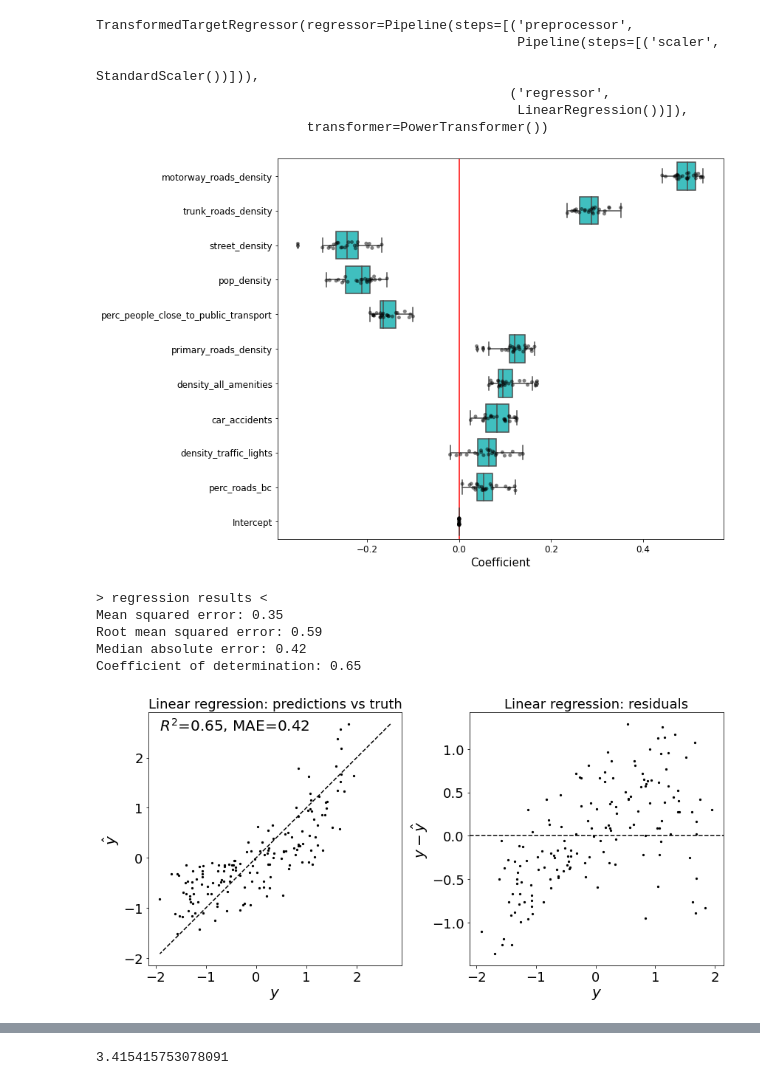
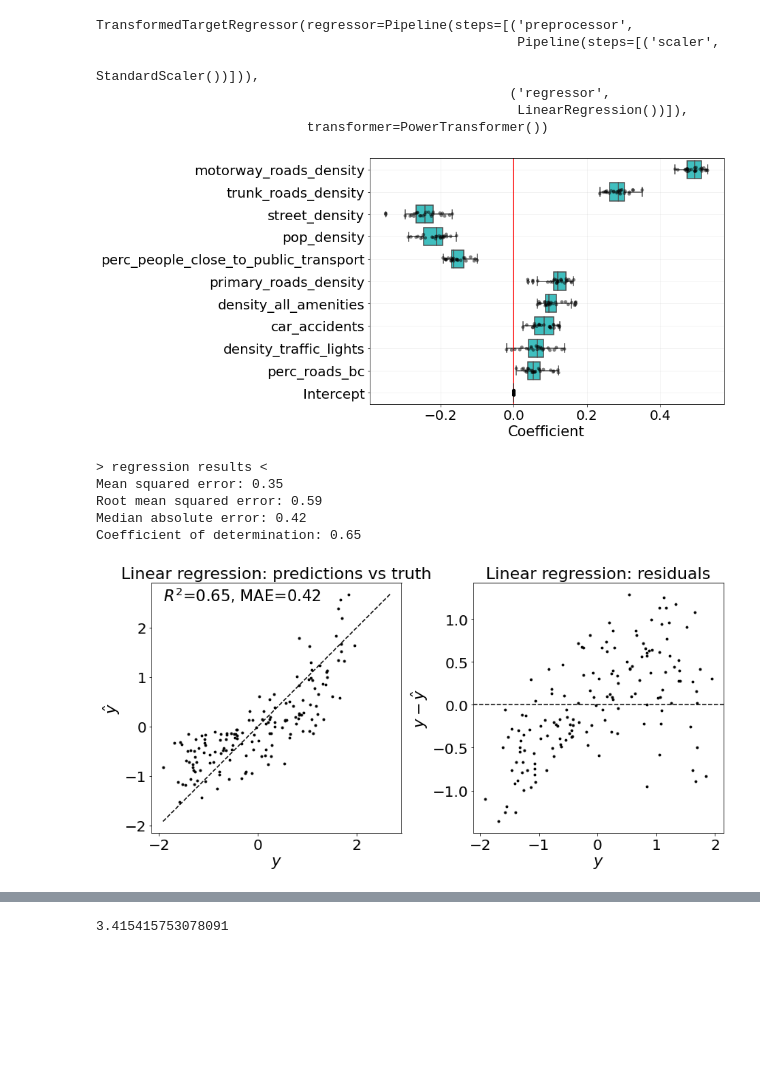
Before and after one commit to matteoboh/urbem, a Jupyter notebook: notebooks/0.9-non_spatial_regression_sklearn.ipynb, the cells around one changed output, grey strips where cells are left out. Saved outputs shown, nothing was run; the diff lists cells and outputs as text; code cells hidden in the pictures; blank space fills up the shorter version.

```diff
--- a/notebooks/0.9-non_spatial_regression_sklearn.ipynb
+++ b/notebooks/0.9-non_spatial_regression_sklearn.ipynb
@@ -17,10 +17,11 @@ PATH_TO_PROCESSED_FILES = Path("../data/processed/")
 ROME_GEOJSON = (
     PATH_TO_PROCESSED_FILES / "Rome_urban_zones_with_features_and_emissions__epsg4326.geojson"
 )
-
 PATH_TO_OUTPUT = Path("../reports/figures/")
 
-SAVE_FIG = True
+SAVE_FIG = False
+axis_label_fontsize=21
+axis_ticklabel_fontsize=20
 
 RANDOM_STATE = 4
 
@@ -287,38 +291,39 @@ cv_all = cross_validate(
     n_jobs=-1,
 )
 
 coefs_all = pd.DataFrame(
     [est.regressor_.named_steps["regressor"].coef_ for est in cv_all["estimator"]],
     columns=X.columns,
 )
 
 coefs_all["Intercept"] = pd.Series(
     [est.regressor_.named_steps["regressor"].intercept_ for est in cv_all["estimator"]]
 )
 
 medians_all = coefs_all.drop(["Intercept"], axis=1).median()
 medians_all = medians_all.reindex(medians_all.abs().sort_values(ascending=False).index)
 medians_all = medians_all.append(pd.Series({"Intercept": 0}, index=["Intercept"]))
 coefs_all = coefs_all[medians_all.index]
 
 
-fig, ax = plt.subplots(figsize=(12, 8))
+fig, ax = plt.subplots(figsize=(13, 6))
 #plt.figure(figsize=(20, 1*len(independent_variables)))
 sns.stripplot(data=coefs_all, orient="h", color="k", alpha=0.5)
 sns.boxplot(data=coefs_all, orient="h", color="cyan", saturation=0.5)
 plt.axvline(x=0, color="red")
-ax.tick_params(axis='both', which='major', labelsize=12)
-ax.set_xlabel("Coefficient", fontsize=15)
+ax.tick_params(axis='both', which='major', labelsize=axis_ticklabel_fontsize)
+ax.set_xlabel("Coefficient", fontsize=axis_label_fontsize)
+ax.grid(alpha=0.2)
 #plt.title(f"Sensitivity Analysis. \n Coefficients of the regression model with uncorrelated features", fontsize=15)
 plt.tight_layout()
 
 if SAVE_FIG:
     plt.savefig(PATH_TO_OUTPUT / 'sensitivity_nonspatial_regression.pdf', format='pdf')
-    plt.savefig(PATH_TO_OUTPUT / 'sensitivity_nonspatial_regression.png', format='png')
+    plt.savefig(PATH_TO_OUTPUT / 'sensitivity_nonspatial_regression.png', format='png', dpi=300)
 
 plt.show()
 # %% [output]
-[figure, old version]
+[figure, new version]
 # %%
 from sklearn.metrics import mean_squared_error, median_absolute_error, r2_score
 
@@ -353,35 +358,35 @@ print('')
 
 # plotting the results
 f, axs = plt.subplots(1, 2, figsize=(12,6))
-axs[0].scatter(y_transformed, y_pred_transformed, color='black', s=5)
+axs[0].scatter(y_transformed, y_pred_transformed, color='black', s=8)
 p1 = max(max(y_pred_transformed), max(y_transformed))
 p2 = min(min(y_pred_transformed), min(y_transformed))
 axs[0].plot([p1, p2], [p1, p2], '--k')
-axs[0].set_ylabel(r'$\hat{y}$', fontsize=20)
-axs[0].set_xlabel(r'$y$', fontsize=20)
-axs[0].tick_params(axis='both', which='major', labelsize=18)
-axs[0].set_title('Linear regression: predictions vs truth', fontsize=18)
+axs[0].set_ylabel(r'$\hat{y}$', fontsize=axis_label_fontsize)
+axs[0].set_xlabel(r'$y$', fontsize=axis_label_fontsize)
+axs[0].tick_params(axis='both', which='major', labelsize=axis_ticklabel_fontsize)
+axs[0].set_title('Linear regression: predictions vs truth', fontsize=22)
 axs[0].text(p2, max(y_pred_transformed)-(max(y_pred_transformed)/100*5), '$R^2$=%.2f, MAE=%.2f' % (
     r2_score(y_transformed, y_pred_transformed), median_absolute_error(y_transformed, y_pred_transformed)),
-    fontdict={'size':20})
-axs[1].scatter(y_transformed, res_transformed, color='black', s=5)
+    fontdict={'size':axis_label_fontsize})
+axs[1].scatter(y_transformed, res_transformed, color='black', s=8)
 axs[1].axhline(0, linestyle='--', color='black')
-axs[1].set_ylabel(r'$y-\hat{y}$', fontsize=20)
-axs[1].set_xlabel(r'$y$', fontsize=20)
-axs[1].tick_params(axis='both', which='major', labelsize=18)
-axs[1].set_title('Linear regression: residuals', fontsize=18)
+axs[1].set_ylabel(r'$y-\hat{y}$', fontsize=axis_label_fontsize)
+axs[1].set_xlabel(r'$y$', fontsize=axis_label_fontsize)
+axs[1].tick_params(axis='both', which='major', labelsize=axis_ticklabel_fontsize)
+axs[1].set_title('Linear regression: residuals', fontsize=22)
 plt.tight_layout()
 
 if SAVE_FIG:
     plt.savefig(PATH_TO_OUTPUT / 'predictions_nonspatial_regression.pdf', format='pdf')
-    plt.savefig(PATH_TO_OUTPUT / 'predictions_nonspatial_regression.png', format='png')
+    plt.savefig(PATH_TO_OUTPUT / 'predictions_nonspatial_regression.png', format='png', dpi=300)
 # %% [output]
 > regression results <
 Mean squared error: 0.35
 Root mean squared error: 0.59
 Median absolute error: 0.42
 Coefficient of determination: 0.65
-[figure, old version]
+[figure, new version]
 # %%
 ### model's error to plot:
 
```
Also changed, not shown: parts of 9 cells of this notebook, 1 other file.
